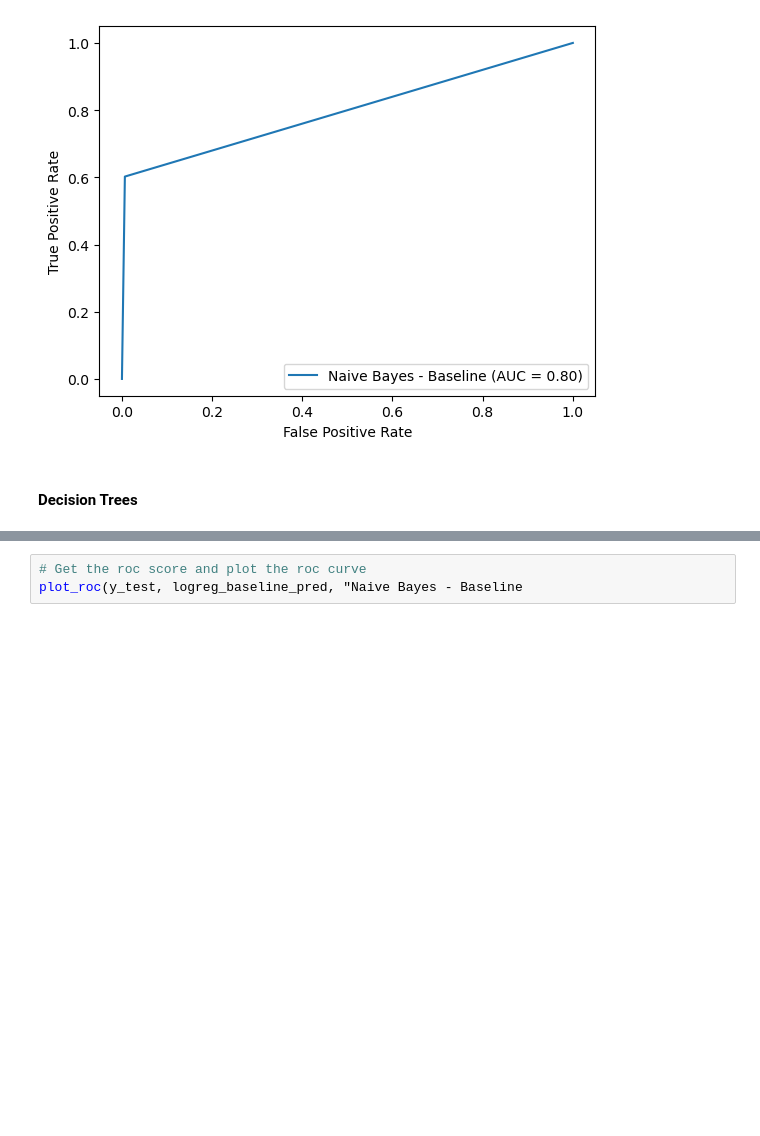
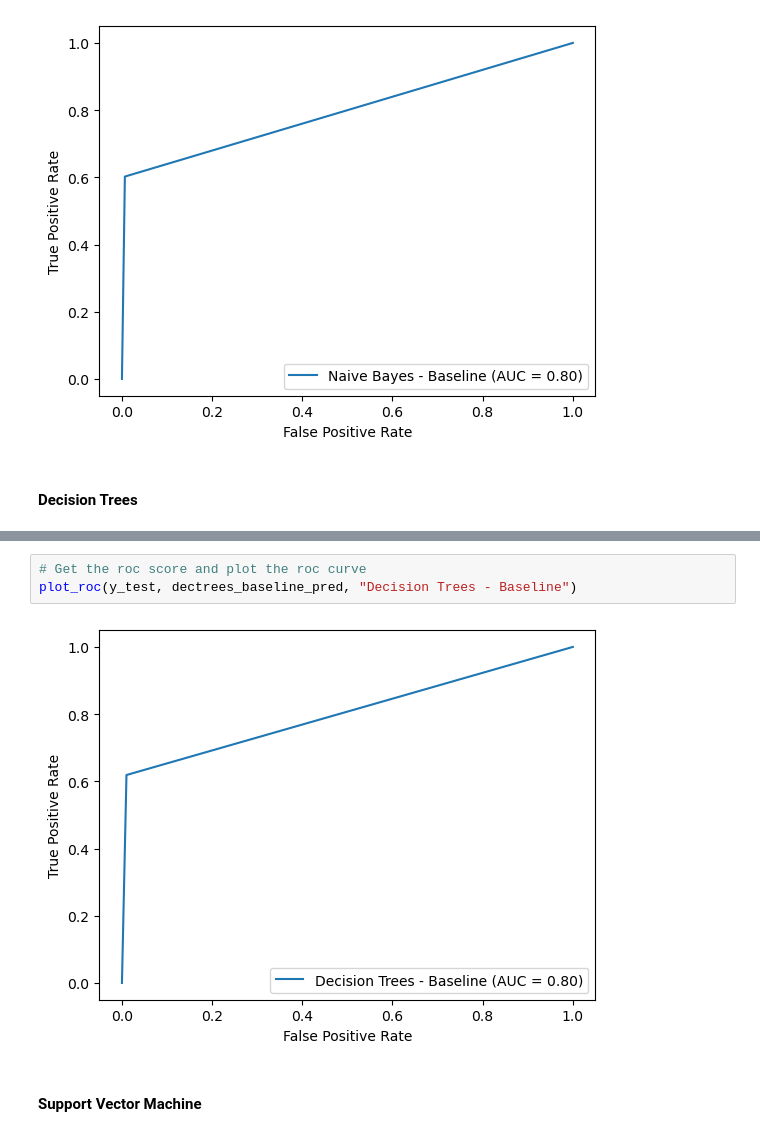
Before and after one commit to kiriakospapa/Text-Mining-Project, a Jupyter notebook: code.ipynb, the cells around one changed output, grey strips where cells are left out. Cells and saved outputs as stored; diff of their text form; blank space fills up the shorter version.

Commit message:
Finished with the baseline methods

```diff
--- a/code.ipynb
+++ b/code.ipynb
@@ -316,3 +329,7 @@ print(classification_report(y_test, dectrees_baseline_pred))
 # %%
 # Get the roc score and plot the roc curve
-plot_roc(y_test, logreg_baseline_pred, "Naive Bayes - Baseline
+plot_roc(y_test, dectrees_baseline_pred, "Decision Trees - Baseline")
+# %% [output]
+[figure, added]
+# %% [markdown]
+#### Support Vector Machine
```
Also changed, not shown: parts of 10 cells of this notebook.
